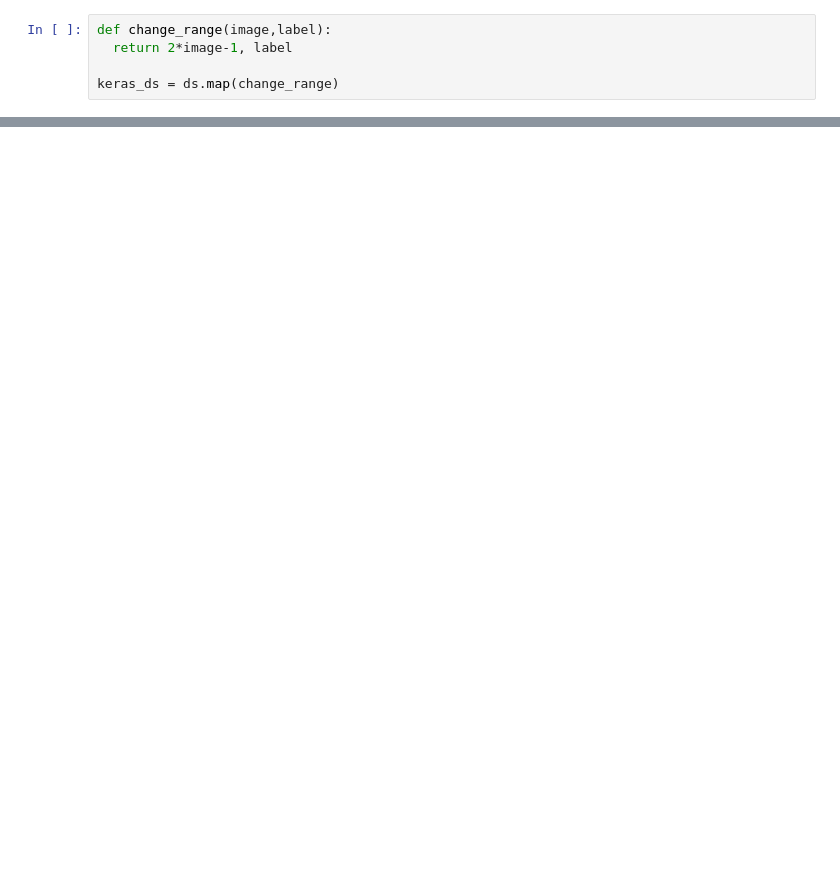
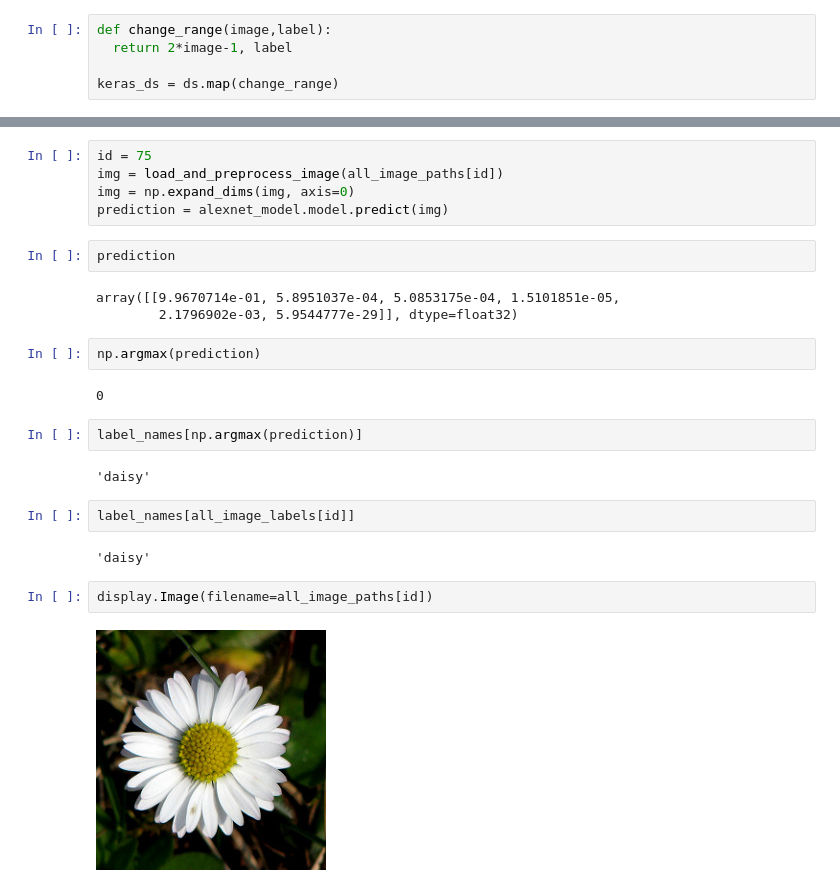
Before and after one commit to maksymrudiuk/alexnet, a Jupyter notebook: src/jupyter/train.ipynb, the cells around one changed output, grey strips where cells are left out. Drawn from its saved outputs; the diff is of its cells as text; blank space fills up the shorter version.

```diff
--- a/src/jupyter/train.ipynb
+++ b/src/jupyter/train.ipynb
@@ -295,0 +350,26 @@ model.fit(ds, epochs=1, steps_per_epoch=3)
+# %%
+id = 75
+img = load_and_preprocess_image(all_image_paths[id])
+img = np.expand_dims(img, axis=0)
+prediction = alexnet_model.model.predict(img)
+# %%
+prediction
+# %% [output]
+array([[9.9670714e-01, 5.8951037e-04, 5.0853175e-04, 1.5101851e-05,
+        2.1796902e-03, 5.9544777e-29]], dtype=float32)
+# %%
+np.argmax(prediction)
+# %% [output]
+0
+# %%
+label_names[np.argmax(prediction)]
+# %% [output]
+'daisy'
+# %%
+label_names[all_image_labels[id]]
+# %% [output]
+'daisy'
+# %%
+display.Image(filename=all_image_paths[id])
+# %% [output]
+[figure, added]
```
Also changed, not shown: parts of 38 cells of this notebook, 3 other files.
